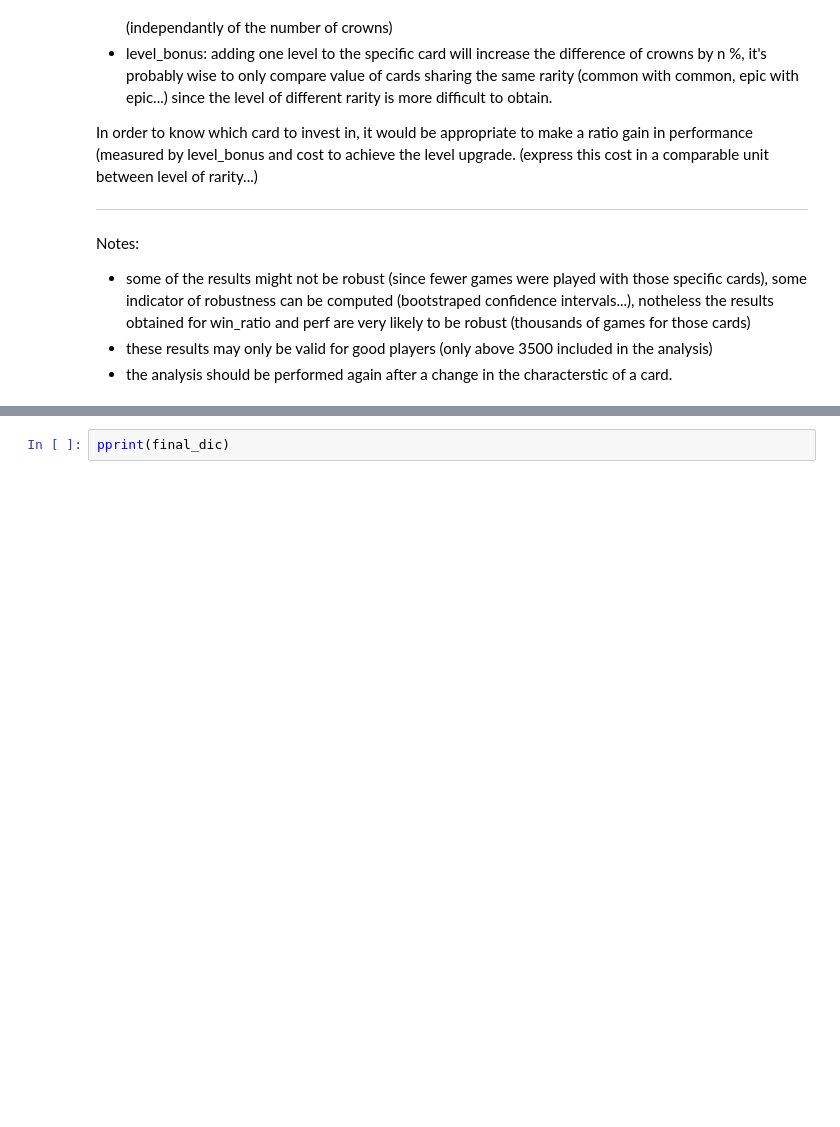
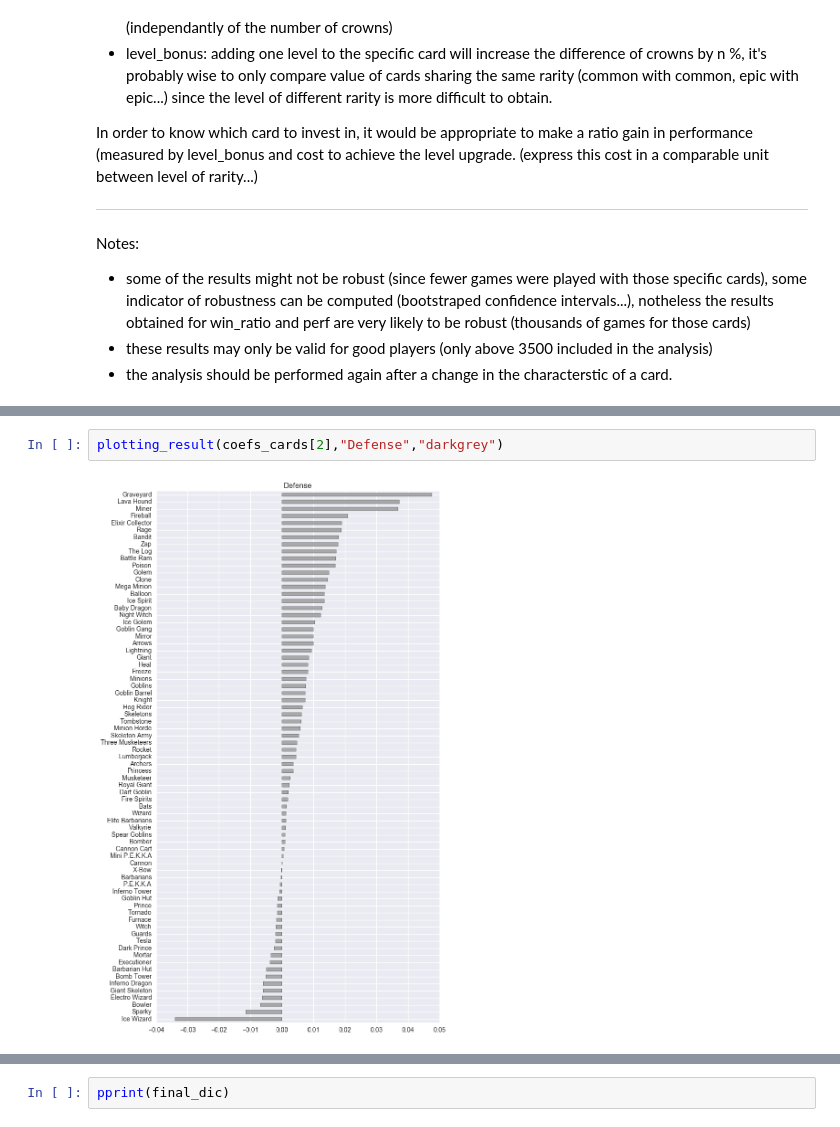
Before and after one commit to ArmandGiraud/Clash_analysis, a Jupyter notebook: notebooks/informative_regression.ipynb, the cells around one changed output, grey strips where cells are left out. Saved outputs shown, nothing was run; the diff lists cells and outputs as text; blank space fills up the shorter version.

```diff
--- a/notebooks/informative_regression.ipynb
+++ b/notebooks/informative_regression.ipynb
@@ -141,0 +148,4 @@ pd.Series(coefs_cards[3]).sort_values().plot(kind = "barh", figsize = (8,15), co
+# %%
+plotting_result(coefs_cards[2],"Defense","darkgrey")
+# %% [output]
+[figure, added]
```
Also changed, not shown: parts of 6 cells of this notebook.
